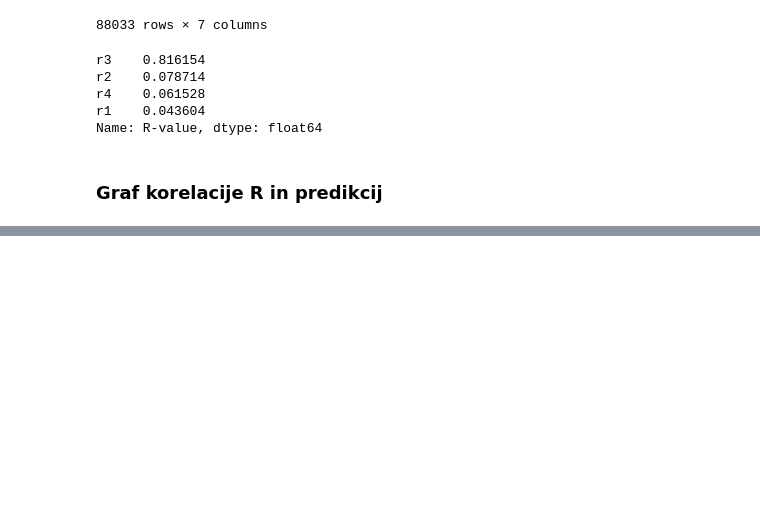
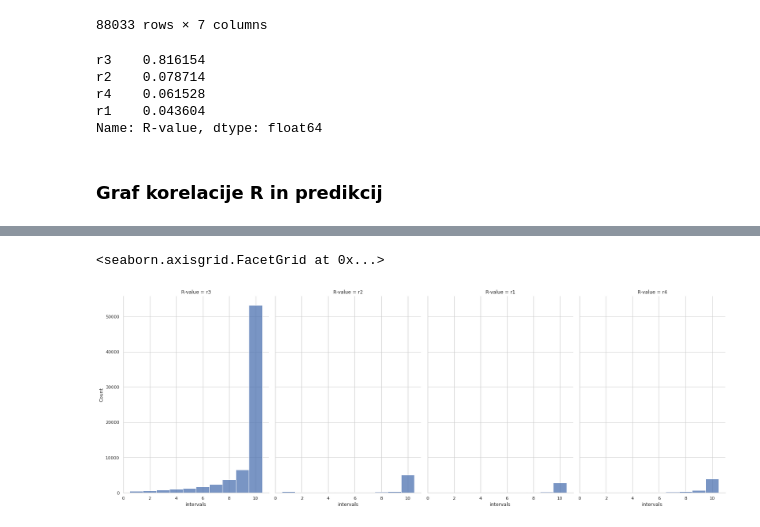
Before and after one commit to MartinMarzi/nib_ckn, a Jupyter notebook: notebooks/CKN-LinkPred_5_6.ipynb, the cells around one changed output, grey strips where cells are left out. Cells and saved outputs as stored; diff of their text form; code cells hidden in the pictures; blank space fills up the shorter version.

```diff
--- a/notebooks/CKN-LinkPred_5_6.ipynb
+++ b/notebooks/CKN-LinkPred_5_6.ipynb
@@ -686,0 +691,7 @@ plot_data.pred_1.hist()
+# %%
+# Bin probabilities into intervals
+bins = np.arange(1, 11, 1)
+plt_data = plot_data.copy()
+plt_data["intervals"] = pd.cut(plot_data["pred_1"], 10, labels=bins)
+plt_data["intervals"].value_counts()
+plt_data
@@ -687,3 +712,11 @@ plot_data.pred_1.hist()
+# %%
+# plot distribution of predicted probabilities for individual R-values.
+
+r_plt = sns.FacetGrid(plt_data[plot_data["R-value"] != ""], col="R-value", height=8, aspect=.7)
+r_plt.map(sns.histplot, "intervals")
+# %% [output]
+<seaborn.axisgrid.FacetGrid at 0x...>
+[figure, added]
 # %%
 # plot with seaborn
 
```
Also changed, not shown: parts of 7 cells of this notebook, 11 other files.
